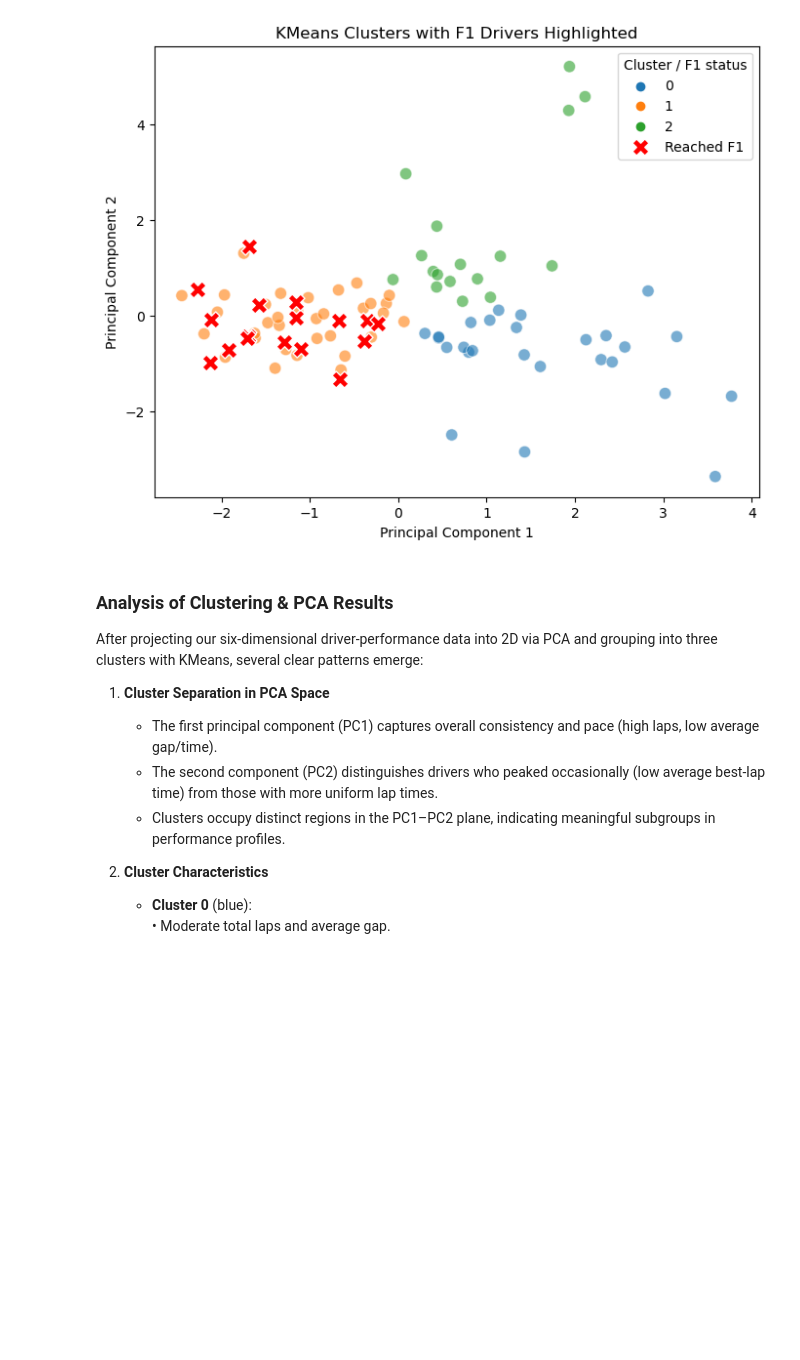
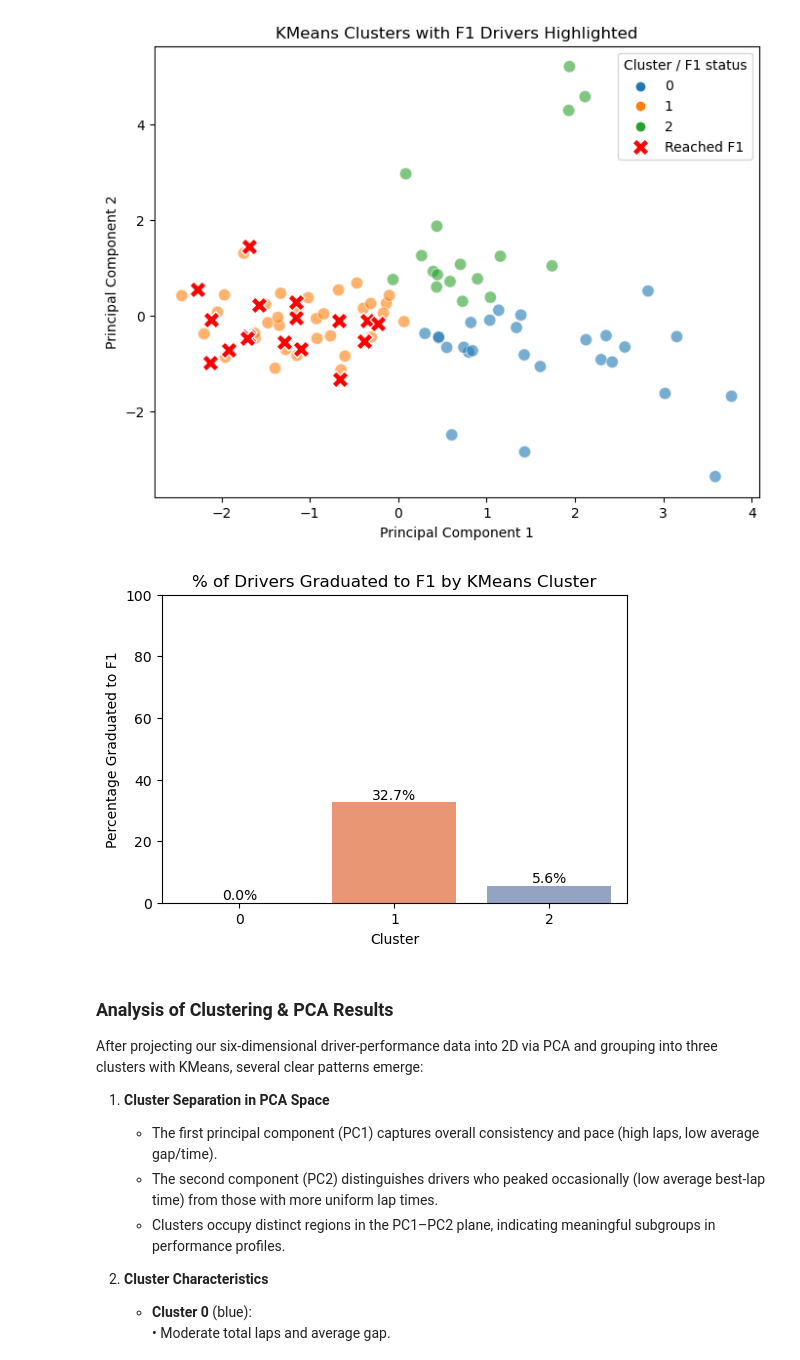
Before and after one commit to Andry-Arthur/rakotonjanabelo_formula1_predictor, a Jupyter notebook: EDA_formula_2.ipynb, the cells around one changed output. Drawn from its saved outputs; the diff is of its cells as text; code cells hidden in the pictures; blank space fills up the shorter version.

```diff
--- a/EDA_formula_2.ipynb
+++ b/EDA_formula_2.ipynb
@@ -529,6 +529,31 @@ plt.legend(title='Cluster / F1 status', loc='best')
 plt.show()
 # %% [output]
 [figure]
+# %%
+# Compute % of F1 graduates per cluster
+cluster_stats = grouped_f2_df.groupby('cluster')['REACHED_F1'] \
+    .agg(total='count', graduates='sum') \
+    .assign(pct_graduated=lambda df: 100 * df['graduates'] / df['total']) \
+    .reset_index()
+
+# Plot Figure 2
+plt.figure(figsize=(6,4))
+sns.barplot(
+    data=cluster_stats,
+    x='cluster',
+    y='pct_graduated',
+    palette='Set2'
+)
+for idx, row in cluster_stats.iterrows():
+    plt.text(idx, row.pct_graduated + 1, f"{row.pct_graduated:.1f}%", ha='center')
+
+plt.title("% of Drivers Graduated to F1 by KMeans Cluster")
+plt.xlabel("Cluster")
+plt.ylabel("Percentage Graduated to F1")
+plt.ylim(0, 100)
+plt.show()
+# %% [output]
+[figure, added]
 # %% [markdown]
 ### Analysis of Clustering & PCA Results
 
```
